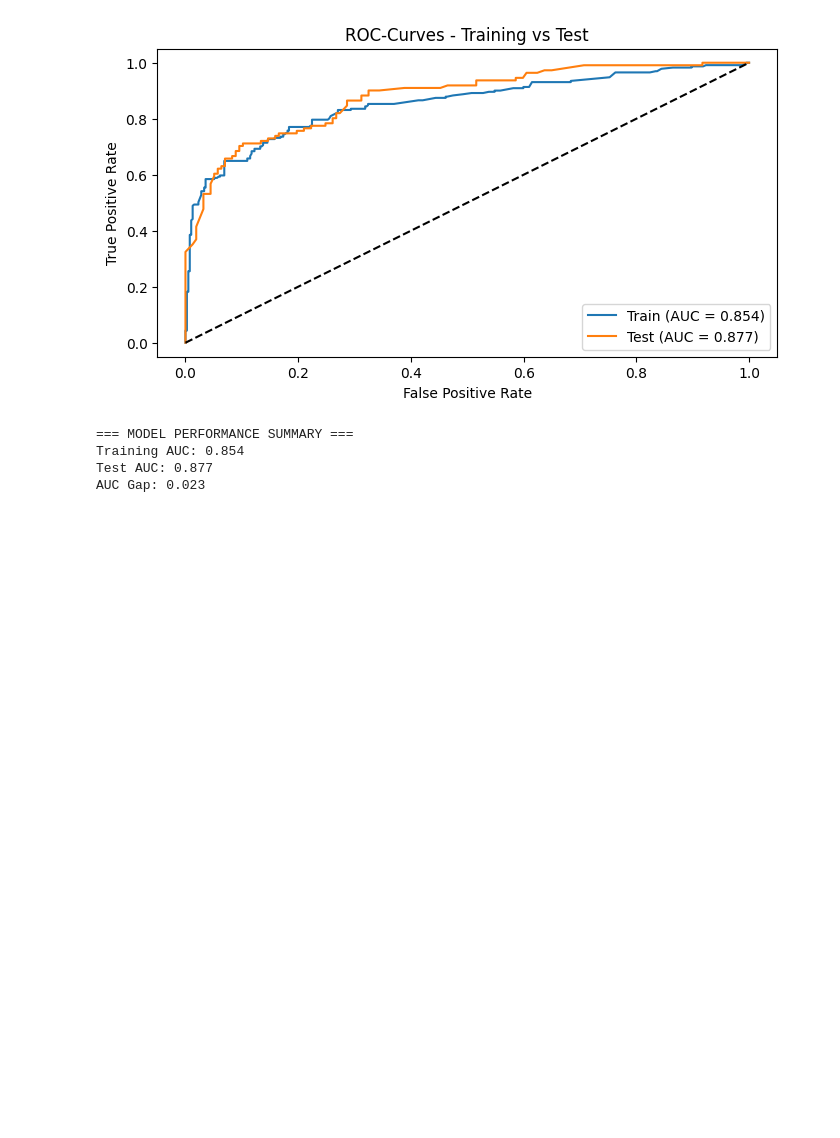
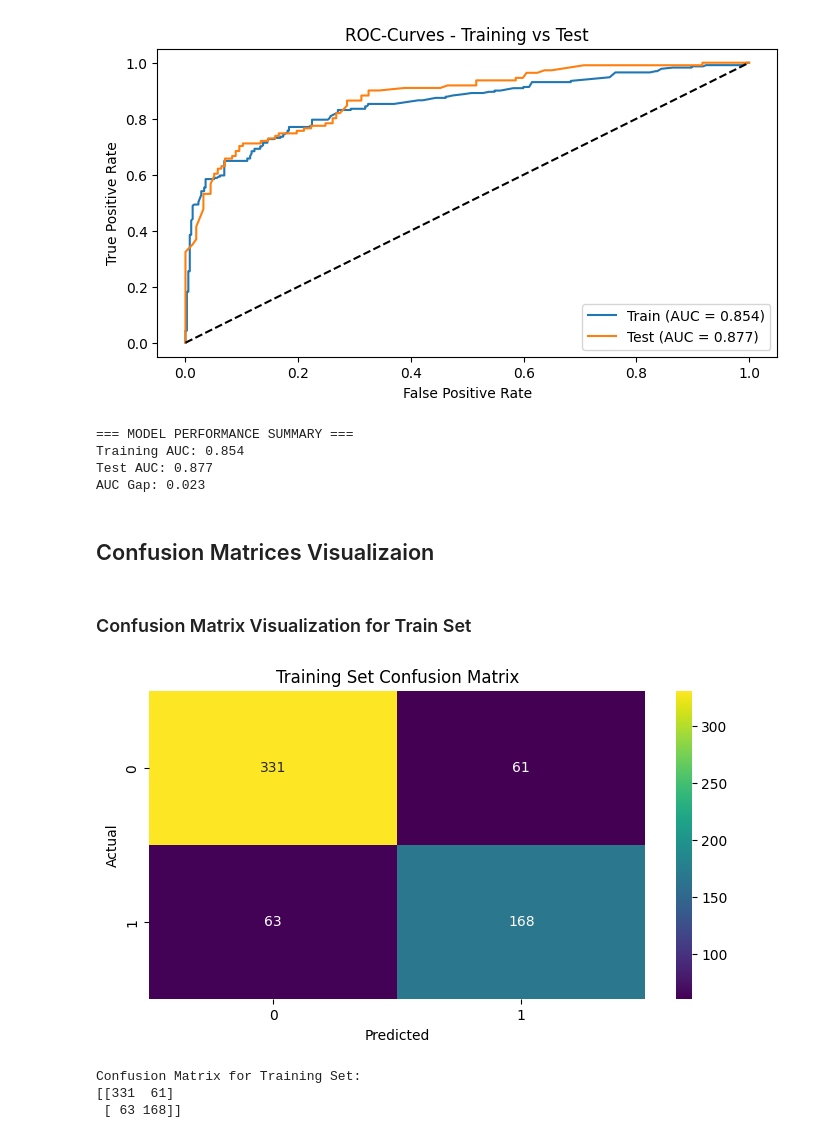
Before and after one commit to tshihab07/Titanic-Life-Prediction, a Jupyter notebook: modeling.ipynb, the cells around one changed output. Saved outputs shown, nothing was run; the diff lists cells and outputs as text; code cells hidden in the pictures; blank space fills up the shorter version.

Commit message:
Add confusion matrix visualization for training set evaluation

```diff
--- a/modeling.ipynb
+++ b/modeling.ipynb
@@ -343,3 +345,29 @@ print(f"AUC Gap: {abs(auc(fpr_train, tpr_train) - auc(fpr_test, tpr_test)):.3f}"
 Training AUC: 0.854
 Test AUC: 0.877
 AUC Gap: 0.023
+# %% [markdown]
+## Confusion Matrices Visualizaion
+# %% [markdown]
+### Confusion Matrix Visualization for Train Set
+# %%
+# figure size for train set
+plt.figure(figsize=(8, 4))
+
+# Training Confusion Matrix
+sns.heatmap(train_cnf, annot=True, fmt='d', cmap='viridis')
+
+# set labels
+plt.title('Training Set Confusion Matrix')
+plt.xlabel('Predicted')
+plt.ylabel('Actual')
+
+plt.show()
+# %% [output]
+[figure, added]
+# %%
+print("Confusion Matrix for Training Set:")
+print(train_cnf)
+# %% [output]
+Confusion Matrix for Training Set:
+[[331  61]
+ [ 63 168]]
```
Also changed, not shown: parts of 2 cells of this notebook.
